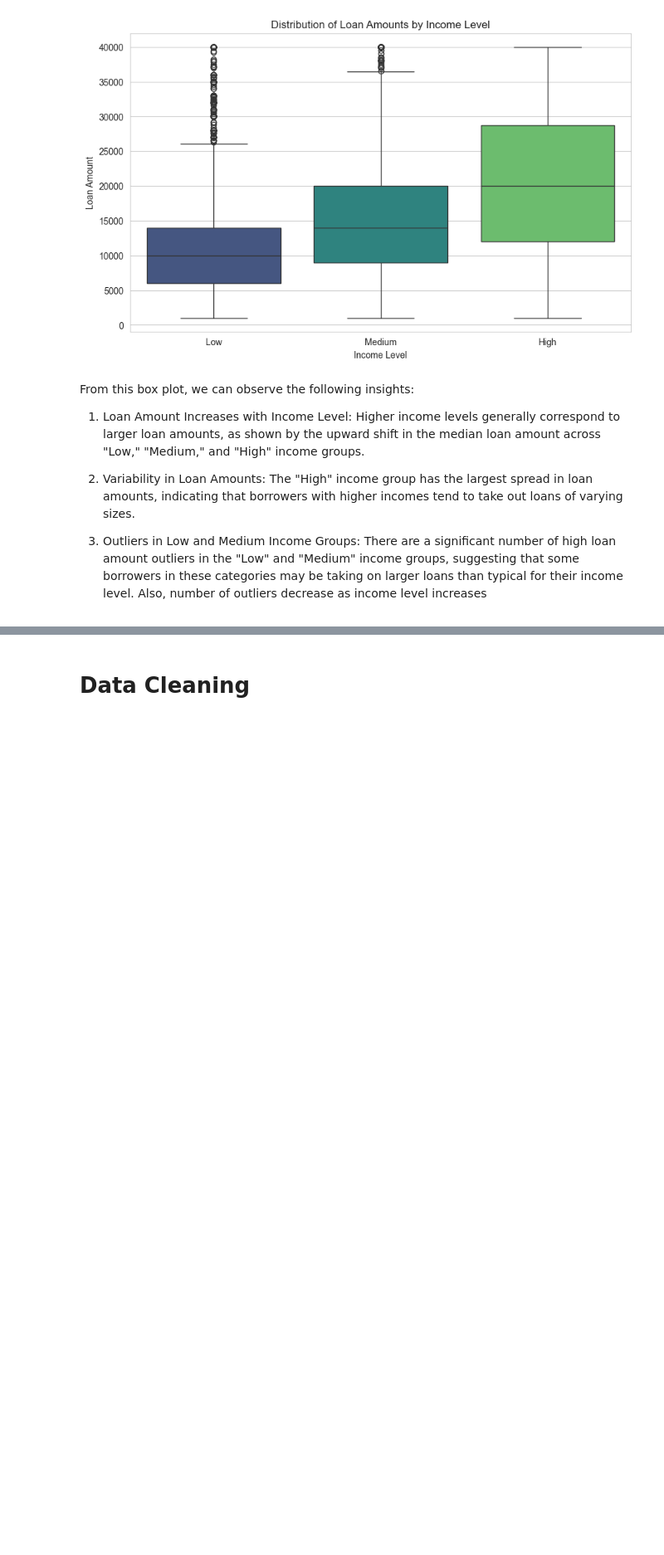
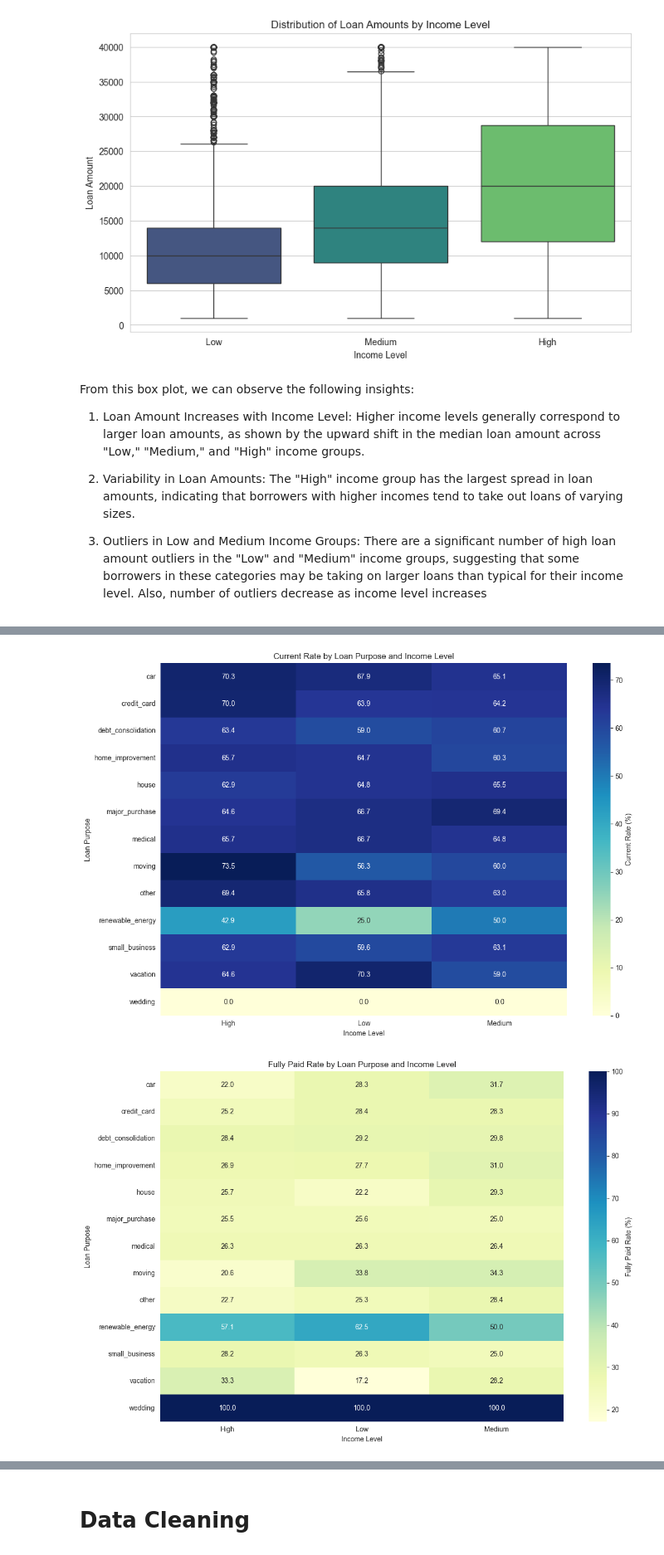
Before and after one commit to alyraafat/Data-Engineering-Project, a Jupyter notebook: M1_MET_P2_52_1008.ipynb, the cells around one changed output, grey strips where cells are left out. Shown at 83% size. Drawn from its saved outputs; the diff is of its cells as text; code cells hidden in the pictures; blank space fills up the shorter version.

```diff
--- a/M1_MET_P2_52_1008.ipynb
+++ b/M1_MET_P2_52_1008.ipynb
@@ -316,0 +485,5 @@ From this box plot, we can observe the following insights:
+# %%
+analyze_loan_status_by_purpose_and_income(fintech_df_2)
+# %% [output]
+[figure, added]
+[figure, added]
```
Also changed, not shown: parts of 83 cells of this notebook.
